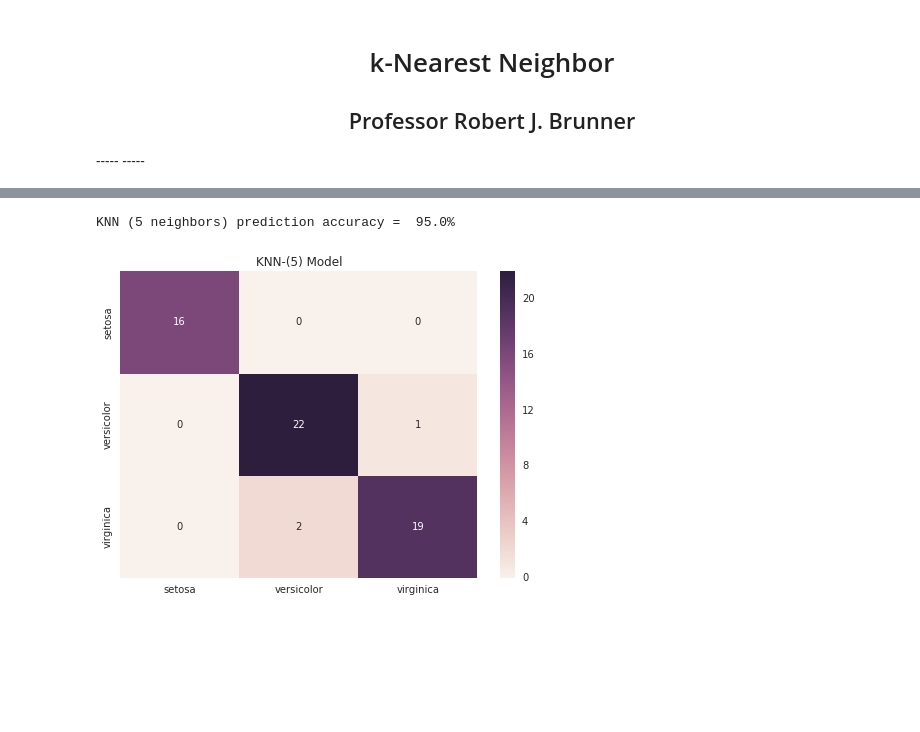
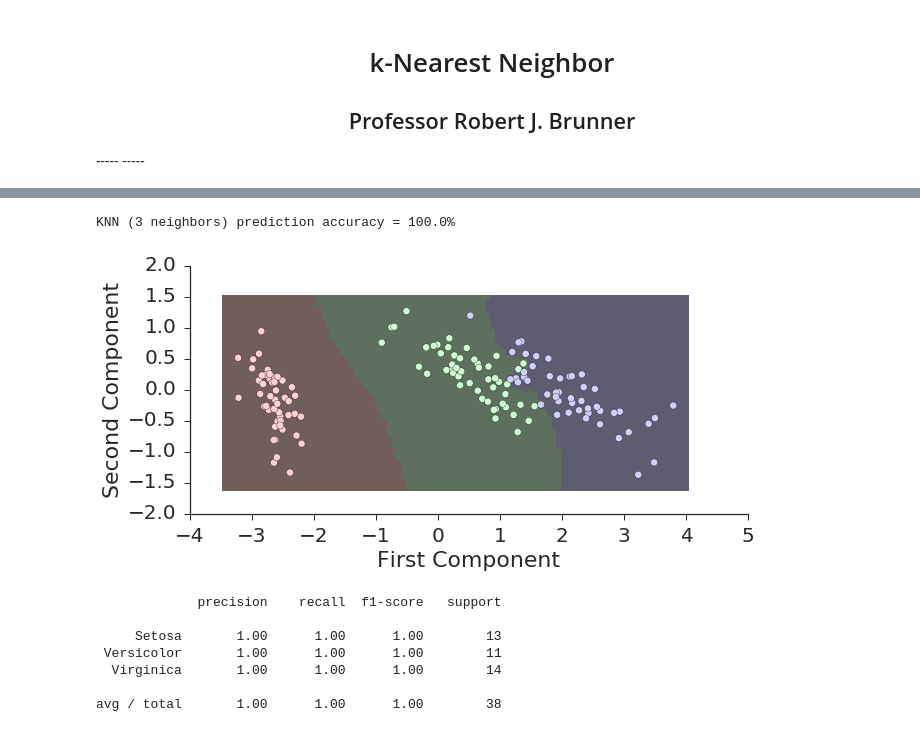
Before and after one commit to lcdm-uiuc/info490-sp16, a Jupyter notebook: Week3/notebooks/intro2knn.ipynb, the cells around one changed output, grey strips where cells are left out. Cells and saved outputs as stored; diff of their text form; code cells hidden in the pictures; blank space fills up the shorter version.

```diff
--- a/Week3/notebooks/intro2knn.ipynb
+++ b/Week3/notebooks/intro2knn.ipynb
@@ -125,26 +119,37 @@ displaying the confusion matrix for this algorithm.
 [knn]: https://en.wikipedia.org/wiki/K-nearest_neighbors_algorithm
 [knni]: https://upload.wikimedia.org/wikipedia/commons/thumb/e/e7/KnnClassification.svg/500px-KnnClassification.svg.png
 # %%
-# First, lets try k-nearest neighbors (KNN)
-from sklearn import neighbors
+import sklearn.cross_validation as cv
+(x_train, x_test, y_train, y_test) = cv.train_test_split(x, y, test_size=.25)
+
+from sklearn import neighbors as nb
 
 # The number of neighbors affects performance
-nbrs = 5
+nbrs = 3
 
 # First we construct our Classification Model
-knn = neighbors.KNeighborsClassifier(n_neighbors=nbrs)
-# Next we train our model
-knn.fit(d_train, l_train)
+knc = nb.KNeighborsClassifier(n_neighbors=nbrs)
+knc.fit(x_train, y_train);
 
-# Finally, we test our model
-result = knn.predict(d_test)
+z = knc.predict(mdata)
 
-print("KNN ({0} neighbors) prediction accuracy = {1:5.1f}%".format(nbrs, 100.0 * knn.score(d_test, l_test)))
+hi.splot_data(data, mdata, z, 'First Component', 'Second Component', 50)
+
+print("KNN ({0} neighbors) prediction accuracy = {1:5.1f}%".format(nbrs, 100.0 * knc.score(x_test, y_test)))
 # %% [output]
-KNN (5 neighbors) prediction accuracy =  95.0%
+KNN (3 neighbors) prediction accuracy = 100.0%
+[figure, added]
-# %%
-# Plot our confusion matrix
-
-confusion(l_test, result, "KNN-({0}) Model".format(nbrs))
-# %% [output]
-[figure, removed]
+# %%
+from sklearn.metrics import classification_report
+
+y_pred = knc.predict(x_test)
+print(classification_report(y_test, y_pred, \
+                            target_names = ['Setosa', 'Versicolor', 'Virginica']))
+# %% [output]
+             precision    recall  f1-score   support
+
+     Setosa       1.00      1.00      1.00        13
+ Versicolor       1.00      1.00      1.00        11
+  Virginica       1.00      1.00      1.00        14
+
+avg / total       1.00      1.00      1.00        38
```
Also changed, not shown: parts of 22 cells of this notebook, 5 other files.
